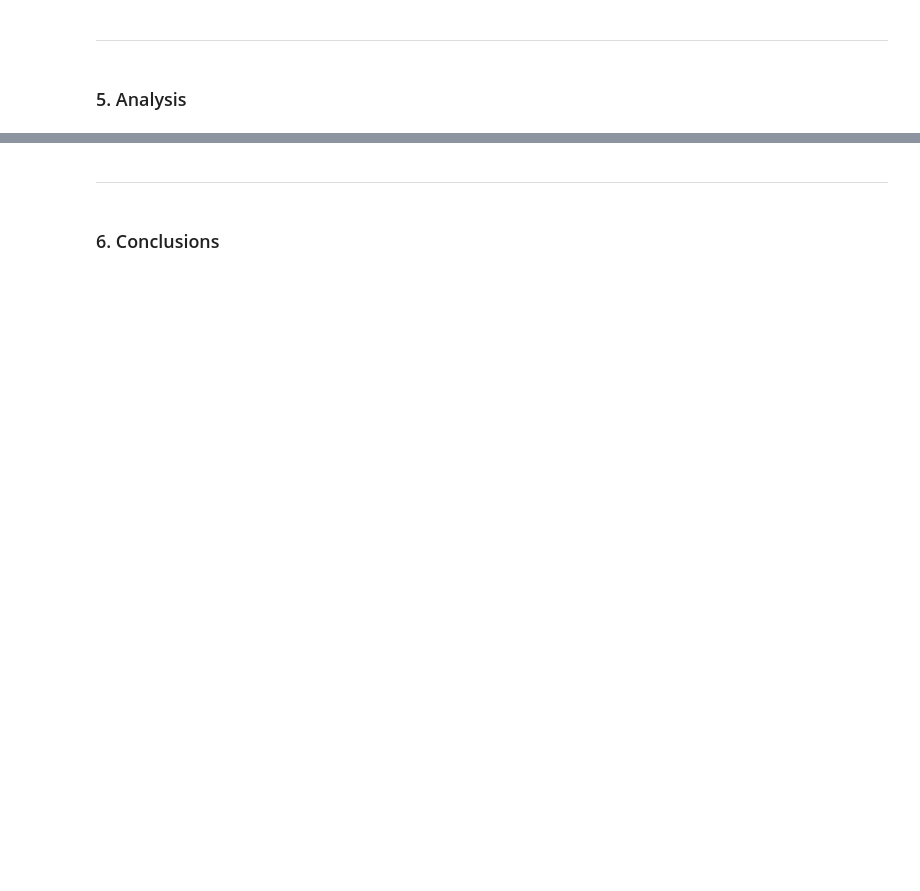
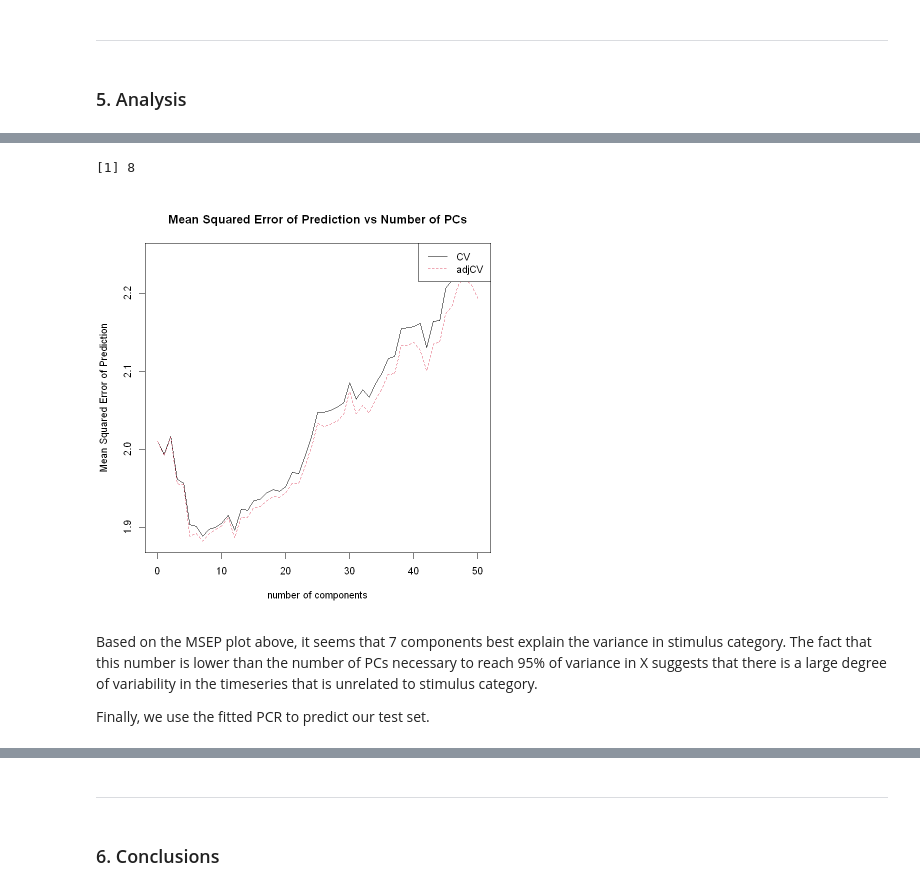
Before and after one commit to MkramerPsych/Kramer_DSPN_S23, a Jupyter notebook: Kramer_DSPN_S23_FinalProject.ipynb, the cells around one changed output, grey strips where cells are left out. Cells and saved outputs as stored; diff of their text form; code cells hidden in the pictures; blank space fills up the shorter version.

```diff
--- a/Kramer_DSPN_S23_FinalProject.ipynb
+++ b/Kramer_DSPN_S23_FinalProject.ipynb
@@ -25,0 +342,27 @@ Prof. Tim Verstynen, TA Fiona Horner
+# %%
+# Adjust Y_train to be numeric for PCR
+train_data_pcr <- train_data
+train_data_pcr$label <- as.numeric(as.factor(train_data_pcr$label))
+
+# Fit PCR model to the data
+pcr.fit <- pcr(label~., data=train_data_pcr, scale = TRUE, ncomp = 50, validation="CV")
+
+# plot mean squared error of prediction against number of PCs
+validationplot(pcr.fit, val.type="MSEP", ylab = "Mean Squared Error of Prediction",
+              main = "Mean Squared Error of Prediction vs Number of PCs",
+              legend = 'topright') # use mean squared error
+
+# extract CV MSEP values
+mseps <- MSEP(pcr.fit, estimate = "CV") # only cross validated MSEP values
+mseps <- drop(mseps) # remove singleton dimension
+
+# find no. of PCs with minimum CV MSEP
+min_msep <- which.min(mseps[[1]])
+min_msep
+# %% [output]
+[1] 8
+[figure, added]
+# %% [markdown]
+Based on the MSEP plot above, it seems that 7 components best explain the variance in stimulus category. The fact that this number is lower than the number of PCs necessary to reach 95% of variance in X suggests that there is a large degree of variability in the timeseries that is unrelated to stimulus category.
+
+Finally, we use the fitted PCR to predict our test set.
```
Also changed, not shown: parts of 52 cells of this notebook.
